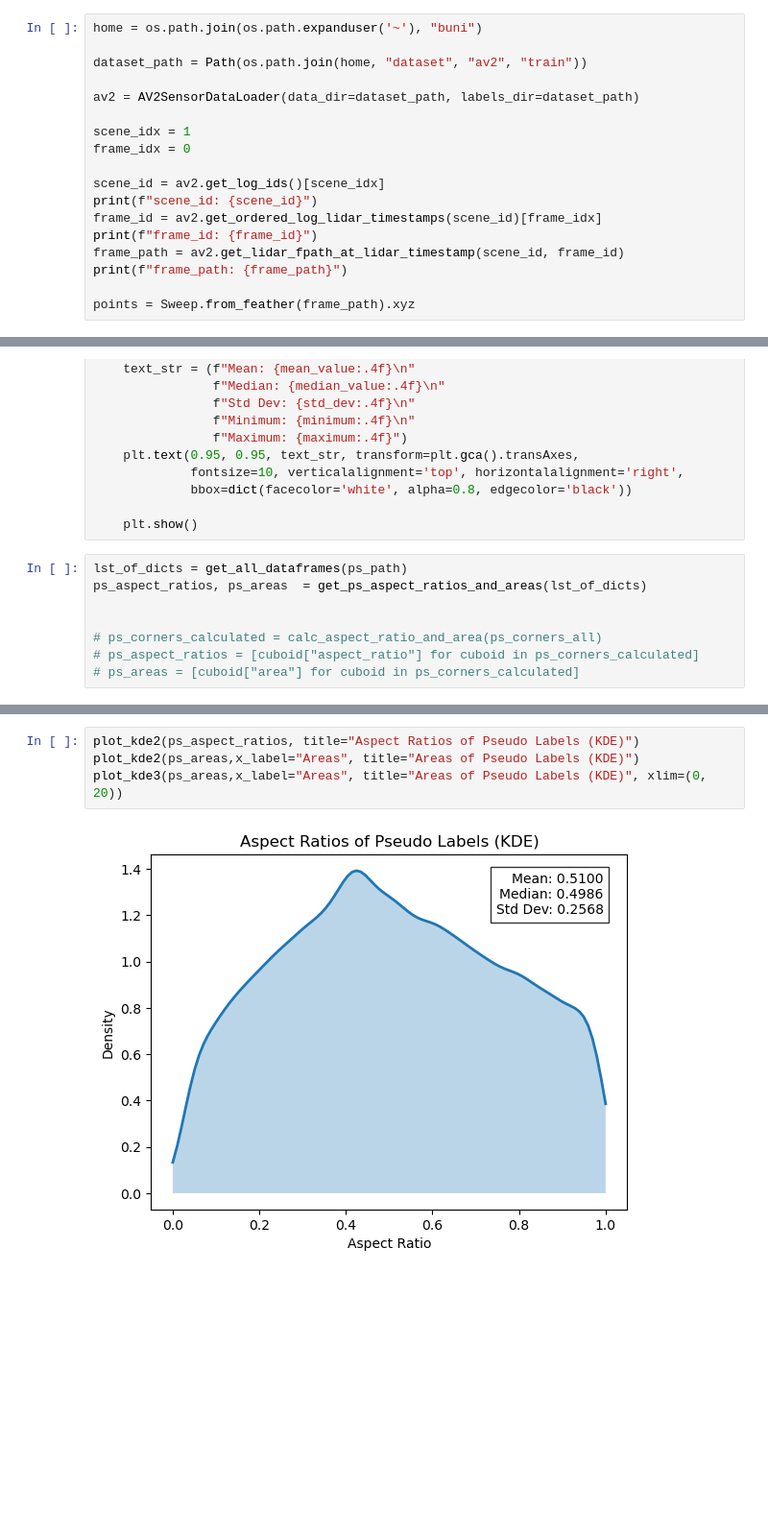
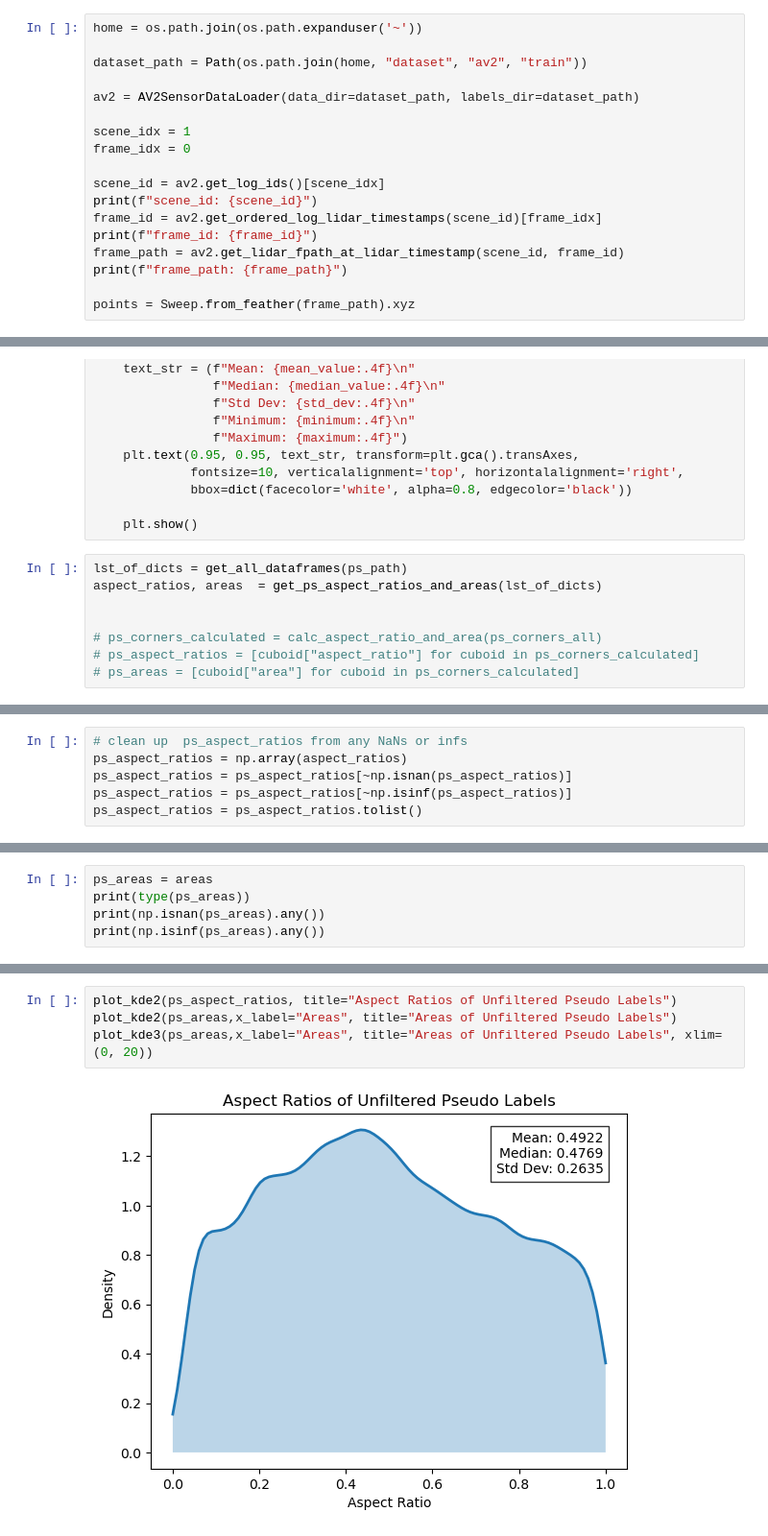
Before and after one commit to ravi0131/pseudo-labels, a Jupyter notebook: notebooks_experi/areas_aspects_ps.ipynb, the cells around one changed output, grey strips where cells are left out. Shown: that part at 96% size. Drawn from its saved outputs; the diff is of its cells as text; blank space fills up the shorter version.

```diff
--- a/notebooks_experi/areas_aspects_ps.ipynb
+++ b/notebooks_experi/areas_aspects_ps.ipynb
@@ -26,5 +31,5 @@ from config import CONFIG
 # %%
-home = os.path.join(os.path.expanduser('~'), "buni")
+home = os.path.join(os.path.expanduser('~'))
 
 dataset_path = Path(os.path.join(home, "dataset", "av2", "train"))
 
@@ -253,7 +279,7 @@ def plot_kde3(aspect_ratios, x_label="Aspect Ratio", title="Aspect Ratios of GT
     plt.show()
 # %%
 lst_of_dicts = get_all_dataframes(ps_path)
-ps_aspect_ratios, ps_areas  = get_ps_aspect_ratios_and_areas(lst_of_dicts)
+aspect_ratios, areas  = get_ps_aspect_ratios_and_areas(lst_of_dicts)
 
 
 # ps_corners_calculated = calc_aspect_ratio_and_area(ps_corners_all)
@@ -263,0 +288,6 @@ Scene: 8223c3d0-3b08-3889-9cdc-a88592c4bd4a, Frame: 315974909559984000.feather,
+# %%
+# clean up  ps_aspect_ratios from any NaNs or infs
+ps_aspect_ratios = np.array(aspect_ratios)
+ps_aspect_ratios = ps_aspect_ratios[~np.isnan(ps_aspect_ratios)]
+ps_aspect_ratios = ps_aspect_ratios[~np.isinf(ps_aspect_ratios)]
+ps_aspect_ratios = ps_aspect_ratios.tolist()
@@ -263,0 +303,5 @@ Scene: 8223c3d0-3b08-3889-9cdc-a88592c4bd4a, Frame: 315974909559984000.feather,
+# %%
+ps_areas = areas
+print(type(ps_areas))
+print(np.isnan(ps_areas).any())
+print(np.isinf(ps_areas).any())
@@ -264,6 +312,6 @@ Scene: 8223c3d0-3b08-3889-9cdc-a88592c4bd4a, Frame: 315974909559984000.feather,
 # %%
-plot_kde2(ps_aspect_ratios, title="Aspect Ratios of Pseudo Labels (KDE)")
-plot_kde2(ps_areas,x_label="Areas", title="Areas of Pseudo Labels (KDE)")
-plot_kde3(ps_areas,x_label="Areas", title="Areas of Pseudo Labels (KDE)", xlim=(0, 20))
+plot_kde2(ps_aspect_ratios, title="Aspect Ratios of Unfiltered Pseudo Labels")
+plot_kde2(ps_areas,x_label="Areas", title="Areas of Unfiltered Pseudo Labels")
+plot_kde3(ps_areas,x_label="Areas", title="Areas of Unfiltered Pseudo Labels", xlim=(0, 20))
 # %% [output]
-[figure, old version]
+[figure, new version]
```
Also changed, not shown: parts of 11 cells of this notebook, 41 other files.
